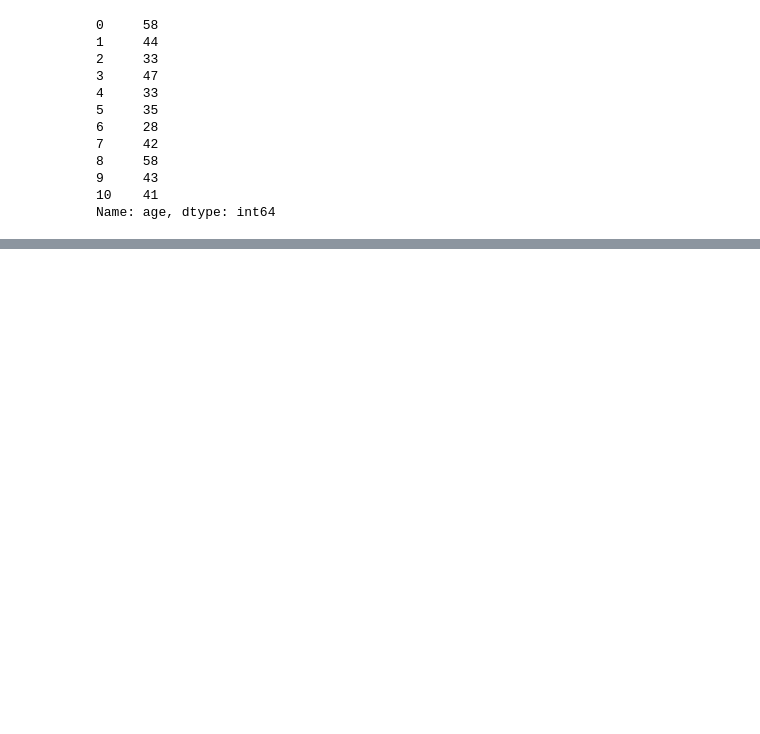
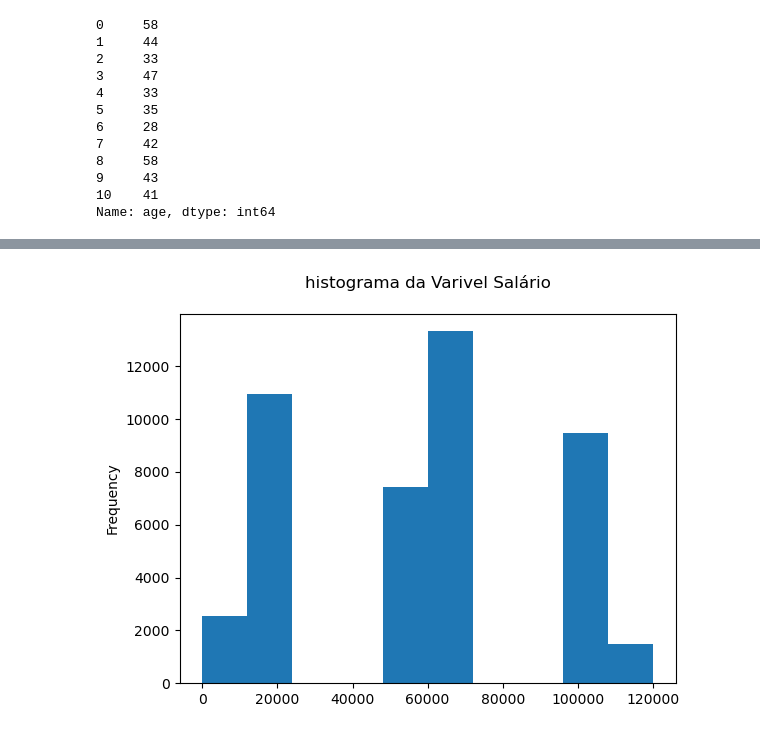
Before and after one commit to Marcelohxt/Handle-Missing-Values, a Jupyter notebook: Resolution_Handle.ipynb, the cells around one changed output, grey strips where cells are left out. Saved outputs shown, nothing was run; the diff lists cells and outputs as text; code cells hidden in the pictures; blank space fills up the shorter version.

```diff
--- a/Resolution_Handle.ipynb
+++ b/Resolution_Handle.ipynb
@@ -282,0 +334,7 @@ Name: age, dtype: int64
+# %%
+# Imputação com a moda
+
+# Preenchendo valores ausentes na coluna 'month' com "May, 2017"
+# O método fillna() substitui os valores NaN pelo valor especificado.
+# O parâmetro inplace=True faz a alteração diretamente no DataFrame, sem precisar reatribuir.
+df['month'].fillna("May, 2017", inplace=True)
@@ -282,0 +374,7 @@ Name: age, dtype: int64
+# %%
+# Histograma
+df.salary.plot(kind = "hist")
+plt.title("histograma da Varivel Salário\n")
+plt.show()
+# %% [output]
+[figure, added]
```
Also changed, not shown: parts of 27 cells of this notebook.
